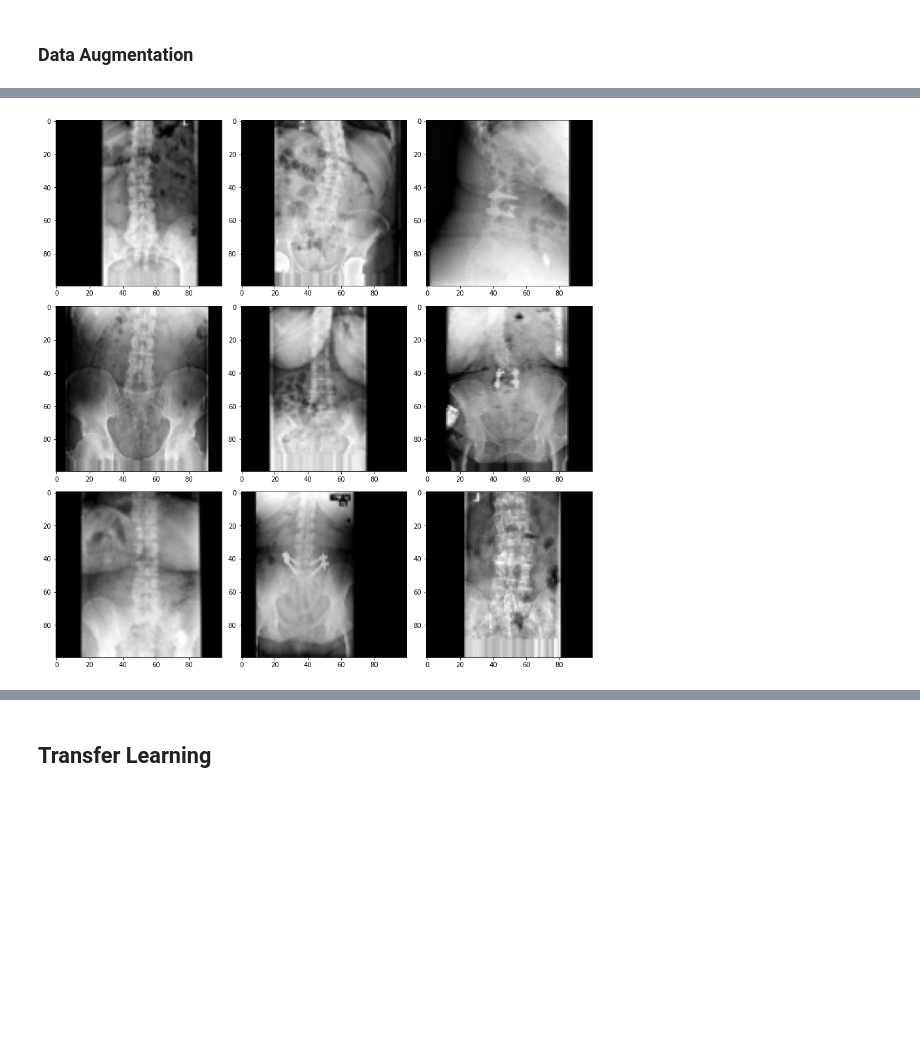
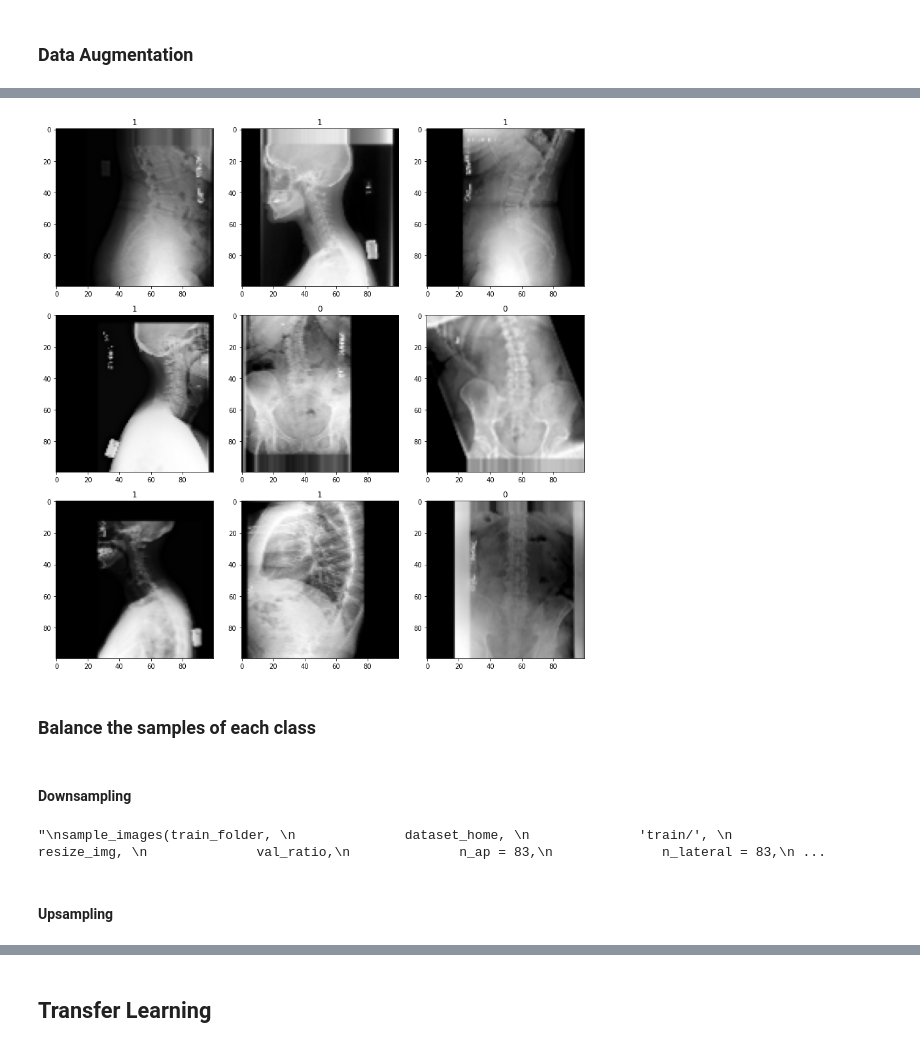
Before and after one commit to ck-unifr/x-ray_image_classification, a Jupyter notebook: x-ray_image_classification.ipynb, the cells around one changed output, grey strips where cells are left out. Cells and saved outputs as stored; diff of their text form; code cells hidden in the pictures; blank space fills up the shorter version.

```diff
--- a/x-ray_image_classification.ipynb
+++ b/x-ray_image_classification.ipynb
@@ -301,7 +321,7 @@ if resize_img:
     img_shape = (resize_img[0], resize_img[1], 3)
 
 batch_size = 8
-epochs = 10
+epochs = 20
 # %%
 # functions
 
@@ -565,7 +585,25 @@ makes nodes in the network generally more robust to the inputs.
 
 
 https://machinelearningmastery.com/how-to-reduce-overfitting-with-dropout-regularization-in-keras/
+# %%
+# define cnn model
+def vgg_model(img_shape=img_shape):
+    model = Sequential()
+    model.add(Conv2D(32, (3, 3), activation='relu', kernel_initializer='he_uniform', padding='same', input_shape=img_shape))
+    model.add(MaxPooling2D((2, 2)))
+    model.add(Dropout(0.3))
+    model.add(Conv2D(64, (3, 3), activation='relu', kernel_initializer='he_uniform', padding='same'))
+    model.add(MaxPooling2D((2, 2)))
+    model.add(Dropout(0.3))
+    model.add(Flatten())
+    model.add(Dense(128, activation='relu', kernel_initializer='he_uniform'))
+    model.add(Dropout(0.5))
+    model.add(Dense(1, activation='sigmoid'))
+    # compile model
+    opt = SGD(lr=0.001, momentum=0.9)
+    model.compile(optimizer=opt, loss='binary_crossentropy', metrics=['accuracy'])
+    return model
 # %%
-vgg_model = create_two_block_vgg_model(img_shape=img_shape)
+vgg_model = vgg_model(img_shape=img_shape)
 _, _, _, _, _, _ = run_test(model=vgg_model, img_size=(img_shape[0], img_shape[1]), epochs=epochs)
 # %% [output]
@@ -590,7 +628,7 @@ weighted avg       0.44      0.44      0.44        27
 # %% [markdown]
 ### Data Augmentation
 # %%
-vgg_model = create_two_block_vgg_model(img_shape=img_shape)
+vgg_model = vgg_model(img_shape=img_shape)
 _, _, _, train_generator, _, _ = run_test(model=vgg_model,
                                           img_size=(img_shape[0], img_shape[1]),
                                           epochs=epochs,
@@ -618,12 +656,17 @@ weighted avg       0.66      0.63      0.61        27
 # %%
 plt.figure(figsize=(12, 12))
 for i in range(0, 9):
     plt.subplot(3, 3, i+1)
     for X_batch, Y_batch in train_generator:
         image = X_batch[0]
         plt.imshow(image)
+        plt.title(int(Y_batch[0]))
         break
 plt.tight_layout()
 plt.show()
 # %% [output]
-[figure, old version]
+[figure, new version]
+# %% [markdown]
+### Balance the samples of each class
+# %% [markdown]
+####  Downsampling
@@ -629,0 +720,24 @@ plt.show()
+# %%
+"""
+sample_images(train_folder,
+              dataset_home,
+              'train/',
+              resize_img,
+              val_ratio,
+              n_ap = 83,
+              n_lateral = 83,
+             )
+
+sample_images(train_folder,
+              dataset_home,
+              'final_train/',
+              resize_img,
+              val_ratio = 0,
+              n_ap = 83,
+              n_lateral = 83,
+             )
+"""
+# %% [output]
+"\nsample_images(train_folder, \n              dataset_home, \n              'train/', \n              resize_img, \n              val_ratio,\n              n_ap = 83,\n              n_lateral = 83,\n ...
+# %% [markdown]
+#### Upsampling
```
Also changed, not shown: parts of 23 cells of this notebook.
